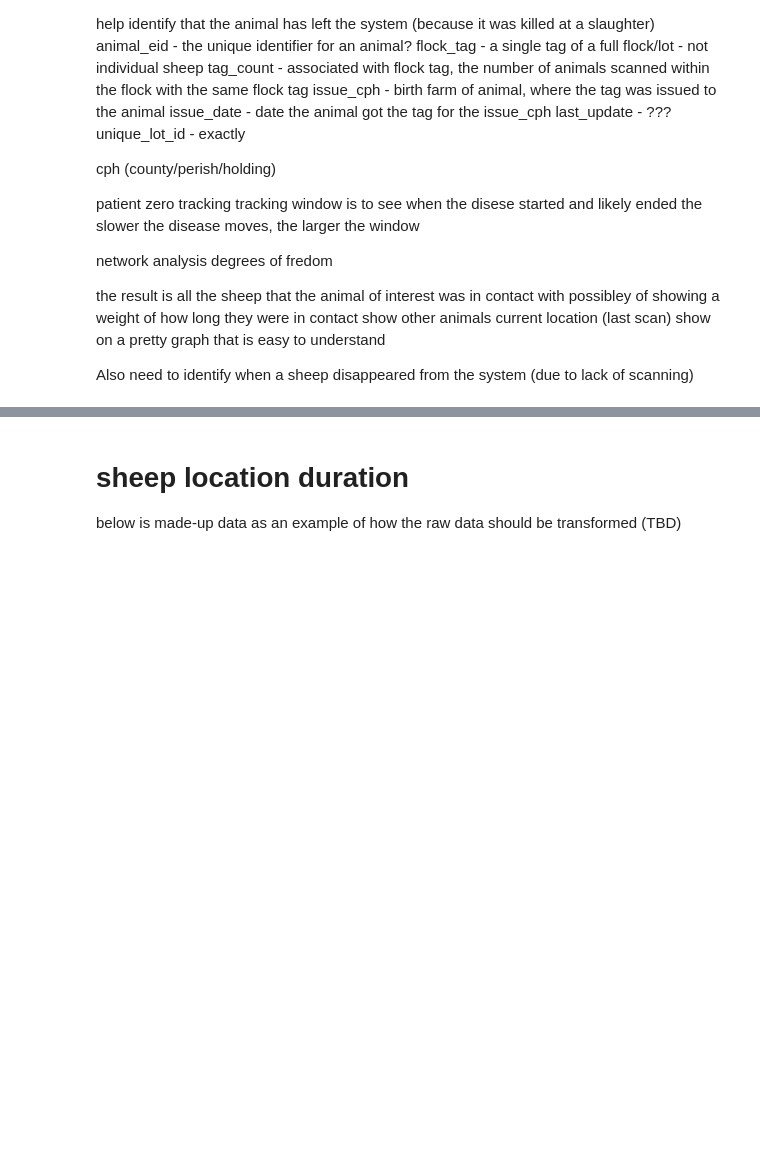
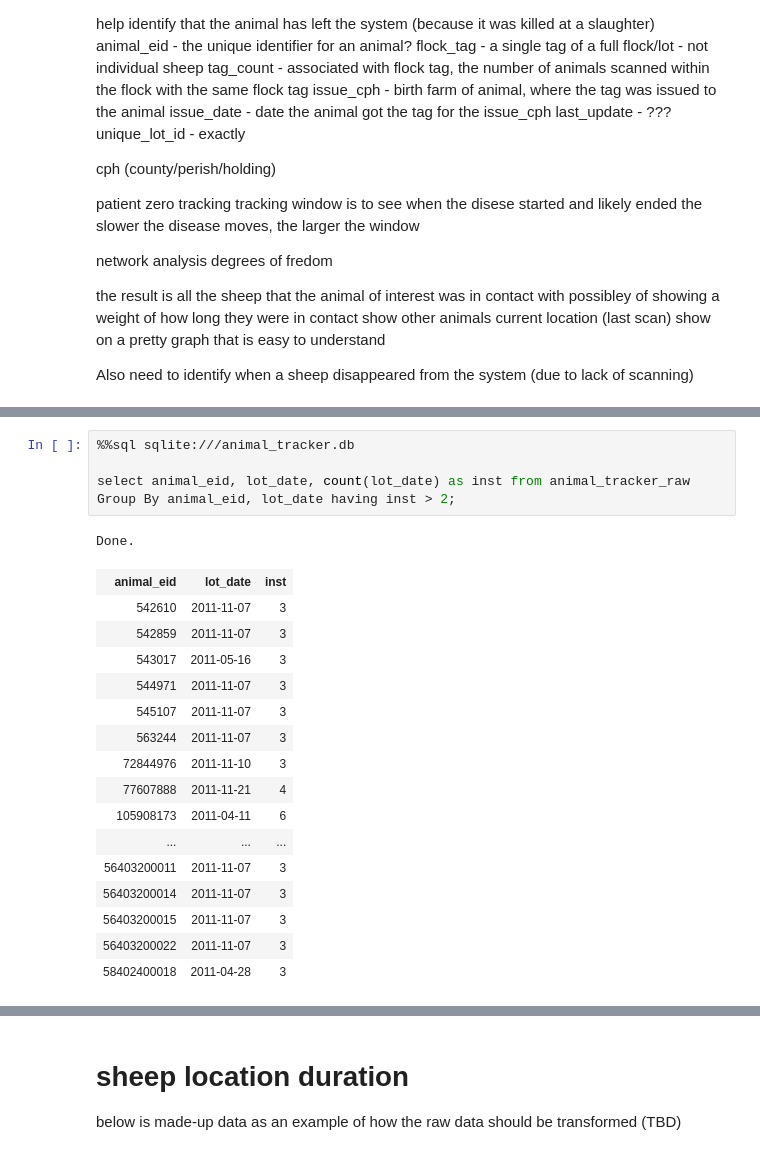
Before and after one commit to cmactagg/animal_traceability, a Jupyter notebook: sheep_tracker.ipynb, the cells around one changed output, grey strips where cells are left out. Cells and saved outputs as stored; diff of their text form; blank space fills up the shorter version.

```diff
--- a/sheep_tracker.ipynb
+++ b/sheep_tracker.ipynb
@@ -125,0 +167,22 @@ select * from animal_tracker_raw
+# %%
+%%sql sqlite:///animal_tracker.db
+
+select animal_eid, lot_date, count(lot_date) as inst from animal_tracker_raw Group By animal_eid, lot_date having inst > 2;
+# %% [output]
+Done.
+| animal_eid | lot_date | inst |
+| 542610 | 2011-11-07 | 3 |
+| 542859 | 2011-11-07 | 3 |
+| 543017 | 2011-05-16 | 3 |
+| 544971 | 2011-11-07 | 3 |
+| 545107 | 2011-11-07 | 3 |
+| 563244 | 2011-11-07 | 3 |
+| 72844976 | 2011-11-10 | 3 |
+| 77607888 | 2011-11-21 | 4 |
+| 105908173 | 2011-04-11 | 6 |
+| ... | ... | ... |
+| 56403200011 | 2011-11-07 | 3 |
+| 56403200014 | 2011-11-07 | 3 |
+| 56403200015 | 2011-11-07 | 3 |
+| 56403200022 | 2011-11-07 | 3 |
+| 58402400018 | 2011-04-28 | 3 |
```
Also changed, not shown: parts of 10 cells of this notebook.
